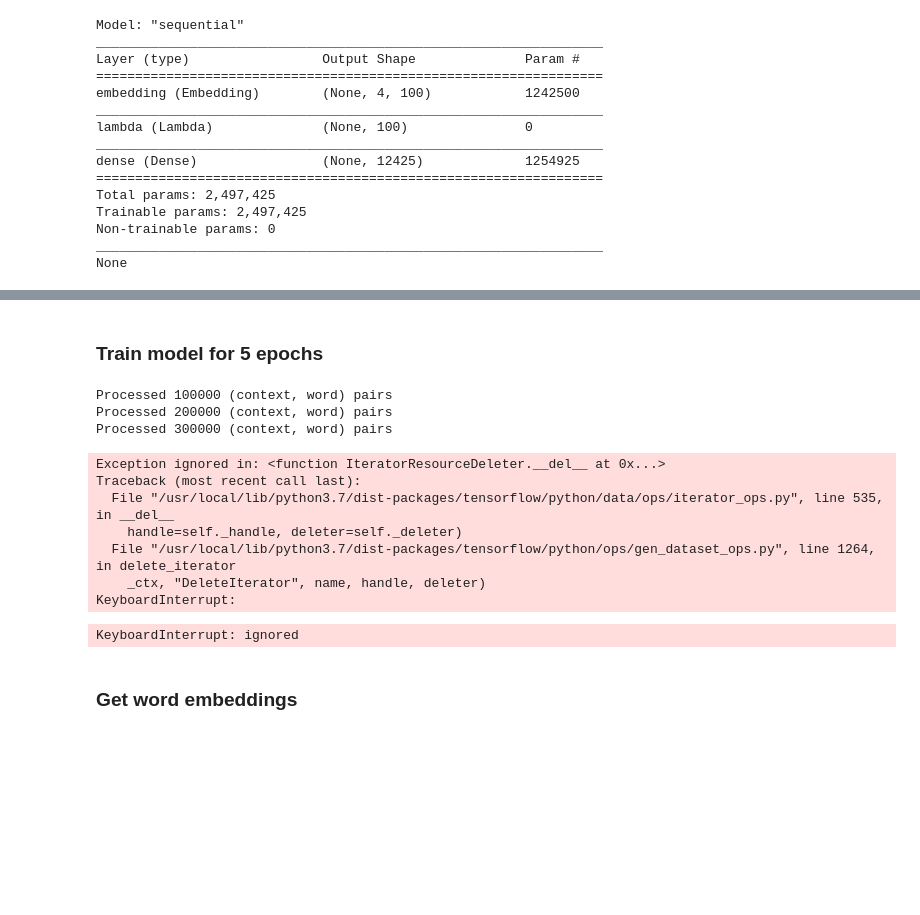
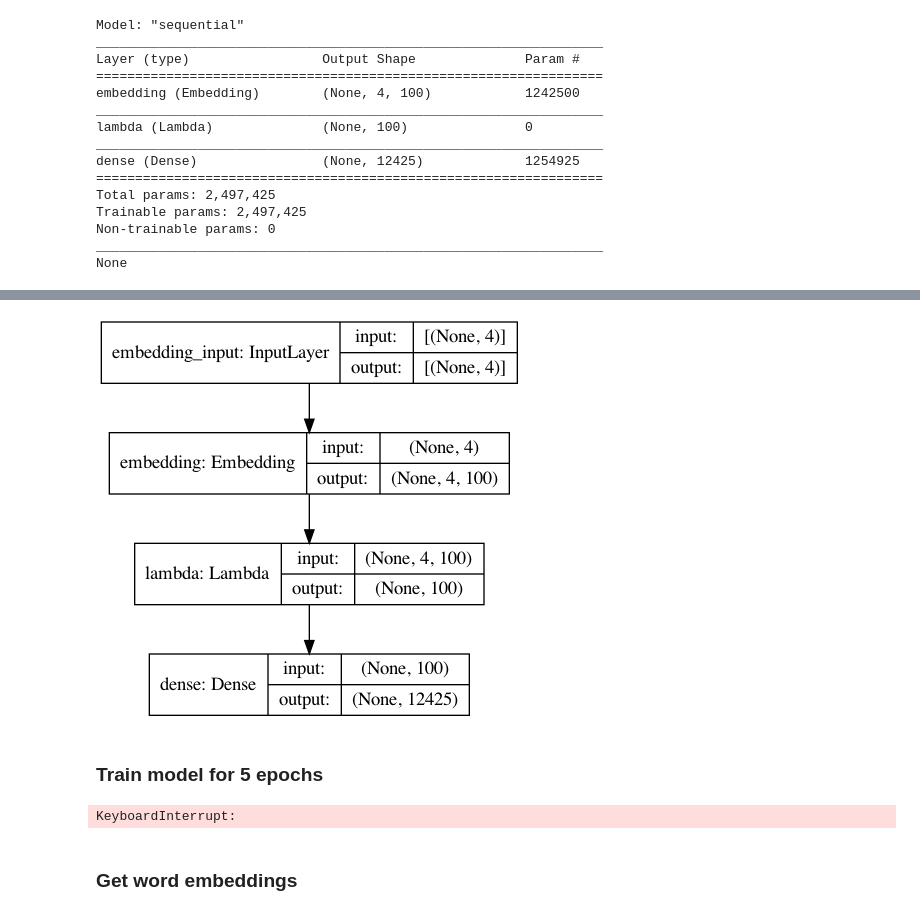
Before and after one commit to alvinntnu/NTNU_ENC2045_LECTURES, a Jupyter notebook: _sources/temp/text-vec-embedding-keras.ipynb, the cells around one changed output, grey strips where cells are left out. Cells and saved outputs as stored; diff of their text form; code cells hidden in the pictures; blank space fills up the shorter version.

```diff
--- a/_sources/temp/text-vec-embedding-keras.ipynb
+++ b/_sources/temp/text-vec-embedding-keras.ipynb
@@ -122,8 +126,8 @@ Processed line: god said let firmament midst waters let divide waters waters
 # %% [markdown]
 ### Build Vocabulary
 # %%
+import keras
 from keras.preprocessing import text
-from keras.utils import np_utils
 from keras.preprocessing import sequence
 
 tokenizer = text.Tokenizer()
@@ -132,7 +136,9 @@ word2id = tokenizer.word_index
 
 word2id['PAD'] = 0
 id2word = {v:k for k, v in word2id.items()}
-wids = [[word2id[w] for w in text.text_to_word_sequence(doc)] for doc in norm_bible]
+
+# wids = [[word2id[w] for w in text.text_to_word_sequence(doc)] for doc in norm_bible]
+wids = tokenizer.texts_to_sequences(norm_bible)
 
 vocab_size = len(word2id)
 embed_size = 100
@@ -148,8 +154,10 @@ Vocabulary Sample: [('shall', 1), ('unto', 2), ('lord', 3), ('thou', 4), ('thy',
 # %%
 def generate_context_word_pairs(corpus, window_size, vocab_size):
     context_length = window_size*2
+    # go through each unit in the corpus
     for words in corpus:
         sentence_length = len(words)
+        ## extract context-word pairs
         for index, word in enumerate(words):
             context_words = []
             label_word   = []
@@ -163,7 +171,7 @@ def generate_context_word_pairs(corpus, window_size, vocab_size):
             label_word.append(word)
 
             x = sequence.pad_sequences(context_words, maxlen=context_length)
-            y = np_utils.to_categorical(label_word, vocab_size)
+            y = keras.utils.to_categorical(label_word, vocab_size)
             yield (x, y)
 # %%
 i = 0
@@ -227,6 +229,12 @@ SVG(model_to_dot(cbow, show_shapes=True, show_layer_names=False,
+# %%
+keras.utils.plot_model(cbow, show_shapes=True)
+# %% [output]
+[figure, added]
 # %% [markdown]
 ### Train model for 5 epochs
 # %%
+%%time
+
 for epoch in range(1, 6):
     loss = 0.
     i = 0
@@ -239,17 +247,7 @@ for epoch in range(1, 6):
     print('Epoch:', epoch, '\tLoss:', loss)
     print()
 # %% [output]
-Processed 100000 (context, word) pairs
-Processed 200000 (context, word) pairs
-Processed 300000 (context, word) pairs
+KeyboardInterrupt:
-Exception ignored in: <function IteratorResourceDeleter.__del__ at 0x...>
-Traceback (most recent call last):
-  File "/usr/local/lib/python3.7/dist-packages/tensorflow/python/data/ops/iterator_ops.py", line 535, in __del__
-    handle=self._handle, deleter=self._deleter)
-  File "/usr/local/lib/python3.7/dist-packages/tensorflow/python/ops/gen_dataset_ops.py", line 1264, in delete_iterator
-    _ctx, "DeleteIterator", name, handle, deleter)
-KeyboardInterrupt:
-KeyboardInterrupt: ignored
 # %% [markdown]
 ### Get word embeddings
 # %%
```
Also changed, not shown: parts of 5 cells of this notebook, 15 other files.
